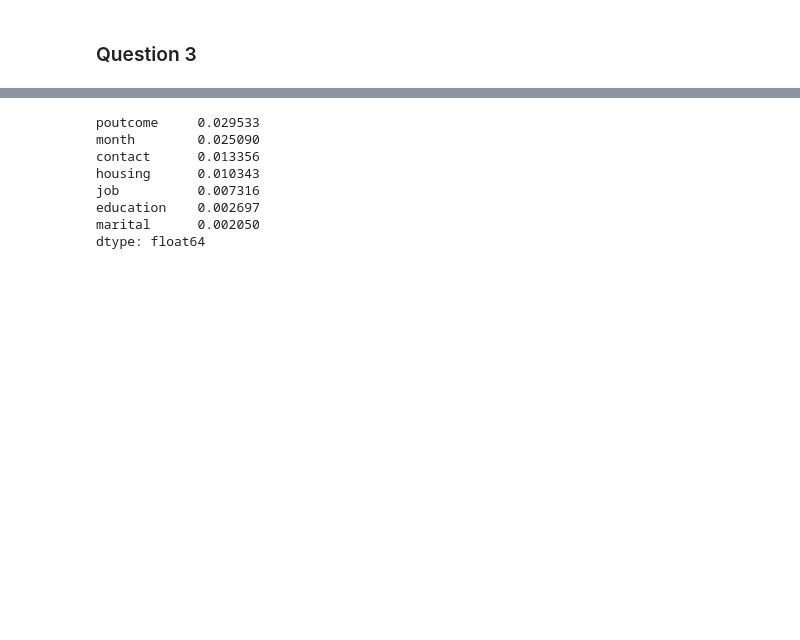
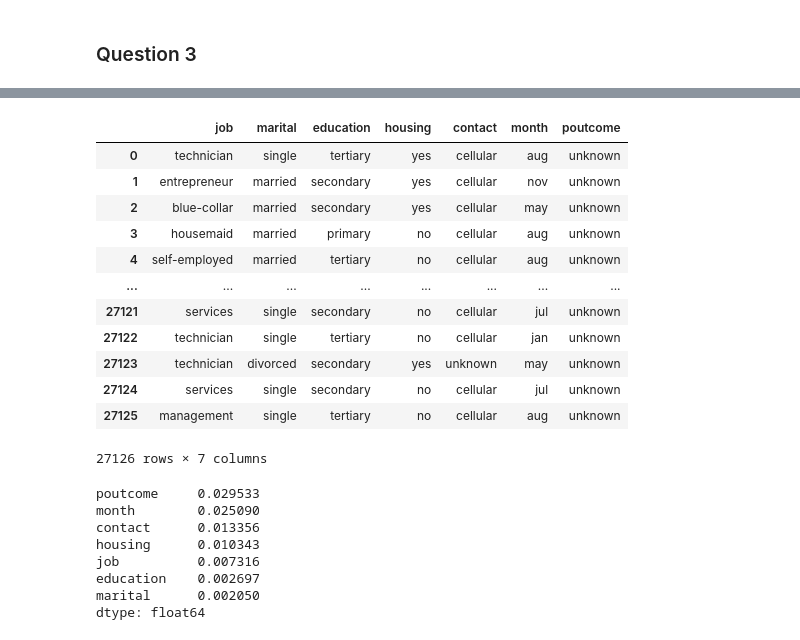
Before and after one commit to abarlukova/ml-zoomcamp, a Jupyter notebook: hw3/hw3.ipynb, the cells around one changed output, grey strips where cells are left out. Drawn from its saved outputs; the diff is of its cells as text; code cells hidden in the pictures; blank space fills up the shorter version.

```diff
--- a/hw3/hw3.ipynb
+++ b/hw3/hw3.ipynb
@@ -235,3 +253,21 @@ def mutual_info_y_score(series):
+# %%
+categorical.remove("y")
+# %%
+df_train[categorical]
+# %% [output]
+|  | job | marital | education | housing | contact | month | poutcome |
+| 0 | technician | single | tertiary | yes | cellular | aug | unknown |
+| 1 | entrepreneur | married | secondary | yes | cellular | nov | unknown |
+| 2 | blue-collar | married | secondary | yes | cellular | may | unknown |
+| 3 | housemaid | married | primary | no | cellular | aug | unknown |
+| 4 | self-employed | married | tertiary | no | cellular | aug | unknown |
+| ... | ... | ... | ... | ... | ... | ... | ... |
+| 27121 | services | single | secondary | no | cellular | jul | unknown |
+| 27122 | technician | single | tertiary | no | cellular | jan | unknown |
+| 27123 | technician | divorced | secondary | yes | unknown | may | unknown |
+| 27124 | services | single | secondary | no | cellular | jul | unknown |
+| 27125 | management | single | tertiary | no | cellular | aug | unknown |
+27126 rows × 7 columns
 # %%
 mi = df_train[categorical].apply(mutual_info_y_score)
 mi.sort_values(ascending=False)
```
Also changed, not shown: parts of 3 cells of this notebook, 2 other files.
